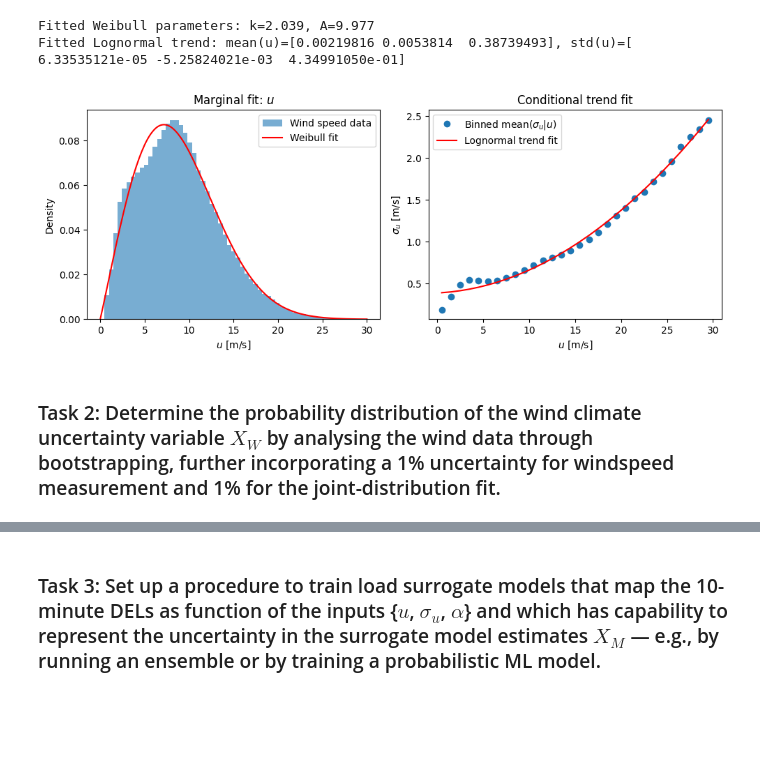
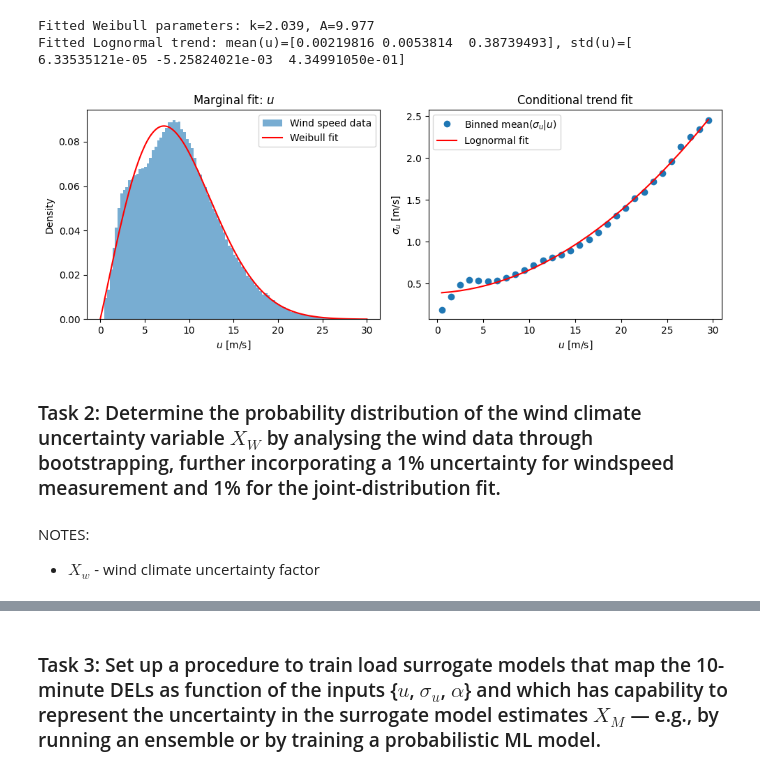
Before and after one commit to natslimak/OceanCourses, a Jupyter notebook: ProbalisticModelling/assg_mid-term/assignment.ipynb, the cells around one changed output, grey strips where cells are left out. Saved outputs shown, nothing was run; the diff lists cells and outputs as text; code cells hidden in the pictures; blank space fills up the shorter version.

```diff
--- a/ProbalisticModelling/assg_mid-term/assignment.ipynb
+++ b/ProbalisticModelling/assg_mid-term/assignment.ipynb
@@ -109,27 +99,28 @@ print(f"Fitted Lognormal trend: mean(u)={p_mean}, std(u)={p_std}")
 Fitted Weibull parameters: k=2.039, A=9.977
 Fitted Lognormal trend: mean(u)=[0.00219816 0.0053814  0.38739493], std(u)=[ 6.33535121e-05 -5.25824021e-03  4.34991050e-01]
 # %%
-u_syn, sigma_syn = sample_joint(len(U))
-
 fig, axs = plt.subplots(1, 2, figsize=(10, 4))
 
 # (a) u marginal: histogram vs fitted Weibull pdf
 u_range = np.linspace(0, U.max(), 200)
-axs[0].hist(U, bins=60, density=True, alpha=0.6, label='Wind speed data')
+axs[0].hist(U, bins=100, density=True, alpha=0.6, label='Wind speed data')
 axs[0].plot(u_range, stats.weibull_min.pdf(u_range, c=k, scale=A), 'r-', label='Weibull fit')
 axs[0].set_xlabel(r'$u$ [m/s]'); axs[0].set_ylabel('Density')
 axs[0].set_title(r'Marginal fit: $u$'); axs[0].legend()
 
 # (b) conditional trend: binned mean vs the fitted curve
 axs[1].plot(centers, means, 'o', label=r'Binned mean($\sigma_u$|$u$)')
-axs[1].plot(centers, np.polyval(p_mean, centers), 'r-', label='Lognormal trend fit')
+axs[1].plot(centers, np.polyval(p_mean, centers), 'r-', label='Lognormal fit')
 axs[1].set_xlabel(r'$u$ [m/s]'); axs[1].set_ylabel(r'$\sigma_u$ [m/s]')
 axs[1].set_title(r'Conditional trend fit'); axs[1].legend()
 
 plt.tight_layout()
 plt.show()
 # %% [output]
-[figure, old version]
+[figure, new version]
 # %% [markdown]
 ### Task 2: Determine the probability distribution of the wind climate uncertainty variable $X_W$ by analysing the wind data through bootstrapping, further incorporating a 1% uncertainty for windspeed measurement and 1% for the joint-distribution fit.
+# %% [markdown]
+NOTES:
+- $X_w$ - wind climate uncertainty factor
 # %%
```
Also changed, not shown: parts of 2 cells of this notebook, 3 other files.
